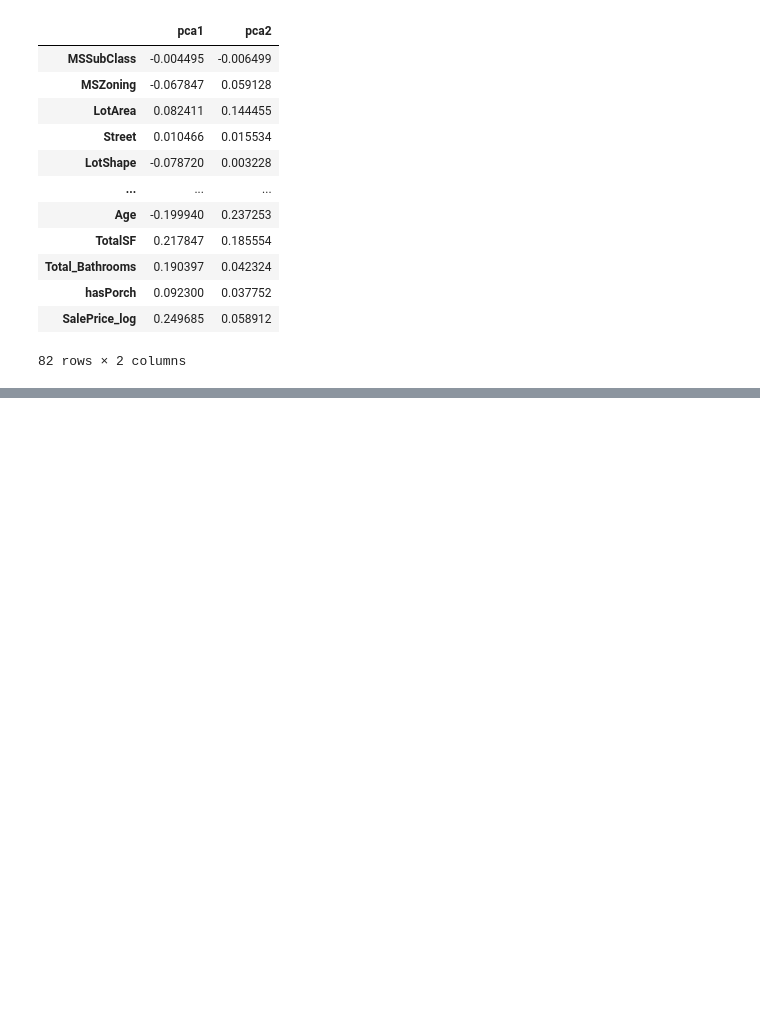
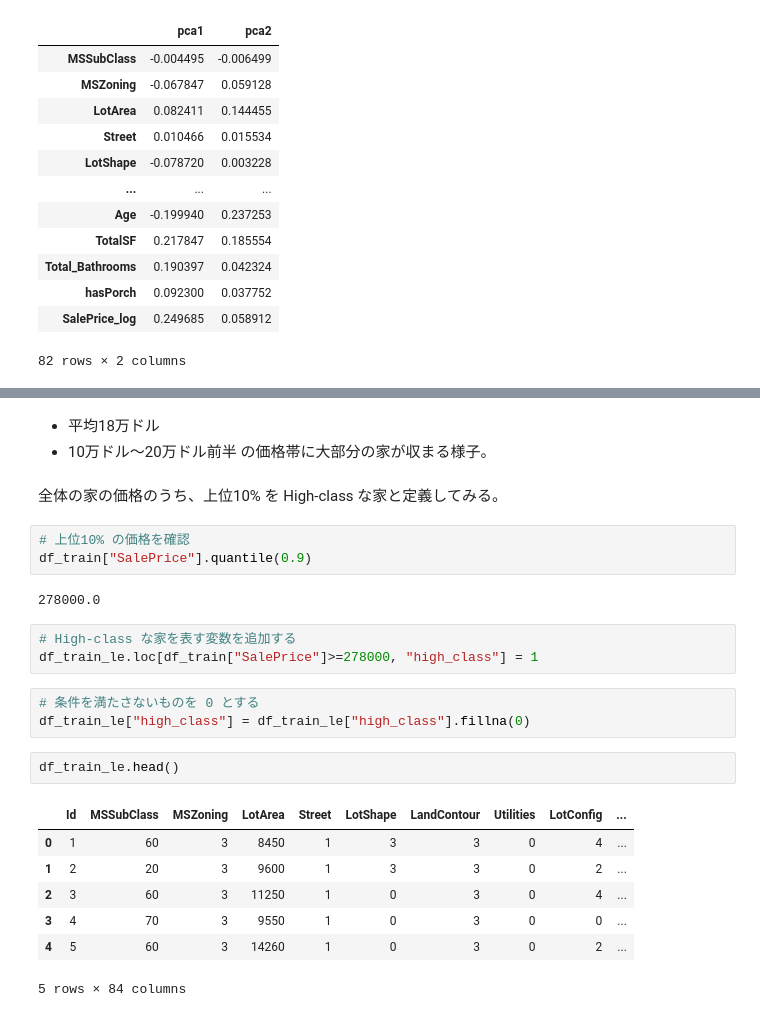
Before and after one commit to 1024xx4/kaggle_house_prices, a Jupyter notebook: kaggle_house-price.ipynb, the cells around one changed output, grey strips where cells are left out. Drawn from its saved outputs; the diff is of its cells as text; blank space fills up the shorter version.

```diff
--- a/kaggle_house-price.ipynb
+++ b/kaggle_house-price.ipynb
@@ -1967,0 +1989,27 @@ df_pca_comp
+# %% [markdown]
+- 平均18万ドル
+- 10万ドル～20万ドル前半
+の価格帯に大部分の家が収まる様子。
+# %% [markdown]
+全体の家の価格のうち、上位10% を High-class な家と定義してみる。
+# %%
+# 上位10% の価格を確認
+df_train["SalePrice"].quantile(0.9)
+# %% [output]
+278000.0
+# %%
+# High-class な家を表す変数を追加する
+df_train_le.loc[df_train["SalePrice"]>=278000, "high_class"] = 1
+# %%
+# 条件を満たさないものを 0 とする
+df_train_le["high_class"] = df_train_le["high_class"].fillna(0)
+# %%
+df_train_le.head()
+# %% [output]
+|  | Id | MSSubClass | MSZoning | LotArea | Street | LotShape | LandContour | Utilities | LotConfig | ... |
+| 0 | 1 | 60 | 3 | 8450 | 1 | 3 | 3 | 0 | 4 | ... |
+| 1 | 2 | 20 | 3 | 9600 | 1 | 3 | 3 | 0 | 2 | ... |
+| 2 | 3 | 60 | 3 | 11250 | 1 | 0 | 3 | 0 | 4 | ... |
+| 3 | 4 | 70 | 3 | 9550 | 1 | 0 | 3 | 0 | 0 | ... |
+| 4 | 5 | 60 | 3 | 14260 | 1 | 0 | 3 | 0 | 2 | ... |
+5 rows × 84 columns
```
Also changed, not shown: parts of 11 cells of this notebook, 1 other file.
